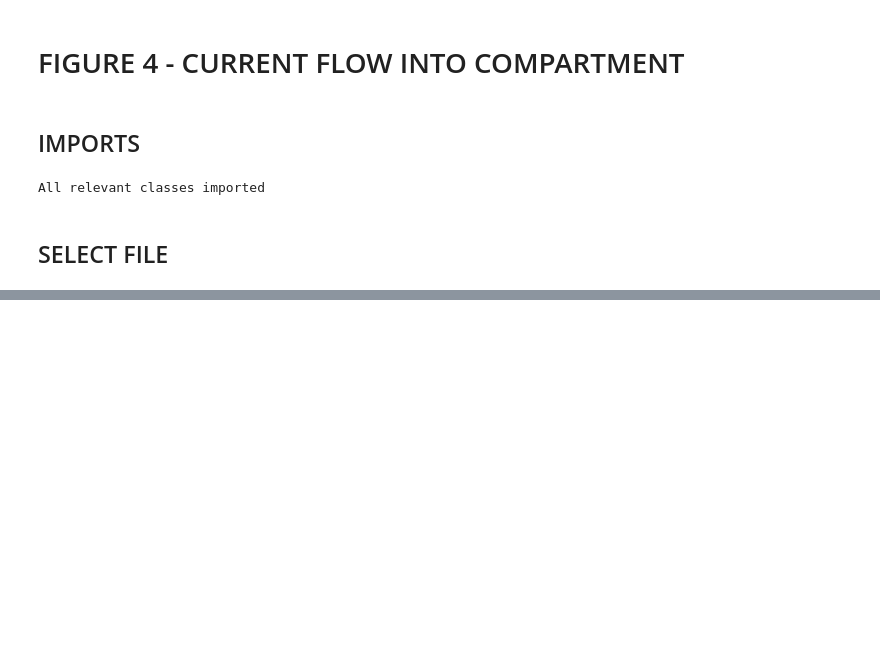
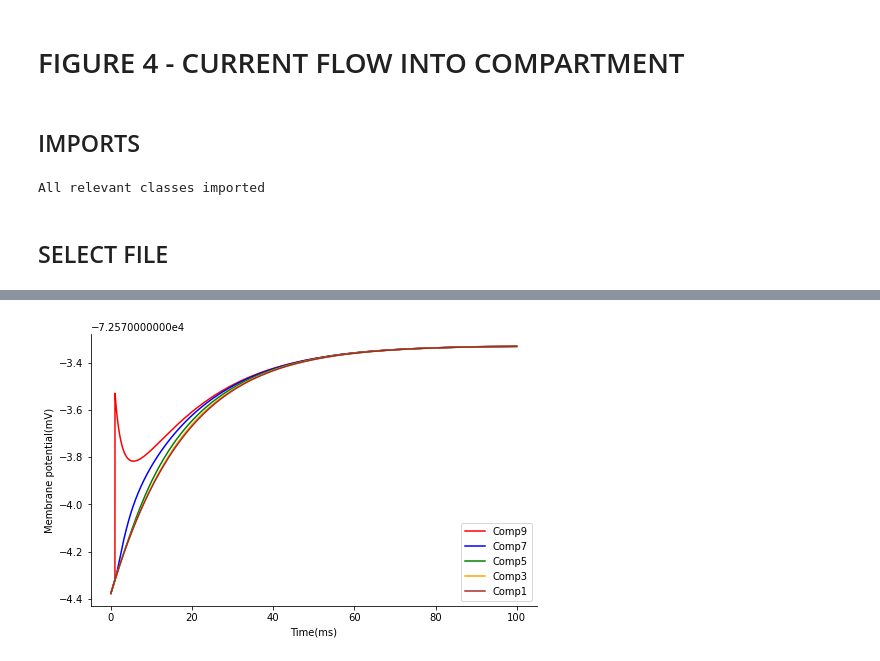
Before and after one commit to Eran707/msc_repo_2, a Jupyter notebook: 02_Code/Multicompartment Trials/Figure_4_currents.ipynb, the cells around one changed output, grey strips where cells are left out. Saved outputs shown, nothing was run; the diff lists cells and outputs as text; code cells hidden in the pictures; blank space fills up the shorter version.

```diff
--- a/02_Code/Multicompartment Trials/Figure_4_currents.ipynb
+++ b/02_Code/Multicompartment Trials/Figure_4_currents.ipynb
@@ -238,0 +166,37 @@ mplt.legend()
+# %%
+######
+btn_plot_4a = widgets.Button(description="Plot 4A", button_style='success')
+display(btn_plot_4a)
+#####
+
+
+
+def btn_plot_4a_clicked(b):
+
+
+    f4a, ax_1 = mplt.subplots(1,1,figsize=(8,5), sharex=True,sharey=True)
+    #f4a.tight_layout(pad=4.0)
+
+    t2_arr = [t_arr[j]*1e3 for j in range(len(t_arr))]
+    v_arr = [master_arr[8][j][-3]*1e6 for j in range(len(master_arr[0]))]
+    ax_1.plot(t2_arr, v_arr, label="Comp9",color='r')
+    v_arr = [master_arr[6][j][-3]*1e6 for j in range(len(master_arr[0]))]
+    ax_1.plot(t2_arr, v_arr,label = "Comp7",color='b')
+    v_arr = [master_arr[4][j][-3]*1e6 for j in range(len(master_arr[0]))]
+    ax_1.plot(t2_arr, v_arr, label = "Comp5",color='g')
+    v_arr = [master_arr[2][j][-3]*1e6 for j in range(len(master_arr[0]))]
+    ax_1.plot(t2_arr, v_arr, label = "Comp3",color='orange')
+    v_arr = [master_arr[0][j][-3]*1e6 for j in range(len(master_arr[0]))]
+    ax_1.plot(t2_arr, v_arr, label = "Comp1",color='brown')
+    ax_1.legend()
+    ax_1.set_xlabel("Time(ms)")
+    ax_1.set_ylabel("Membrane potential(mV)")
+
+
+
+    sns.despine()
+
+
+#####
+btn_plot_4a.on_click(btn_plot_4a_clicked)
+# %% [output]
@@ -238,0 +204 @@ mplt.legend()
+[figure, added]
```
Also changed, not shown: parts of 13 cells of this notebook, 54 other files.
